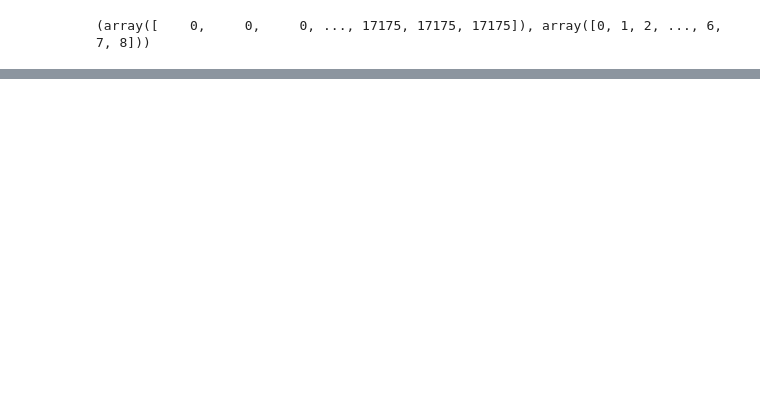
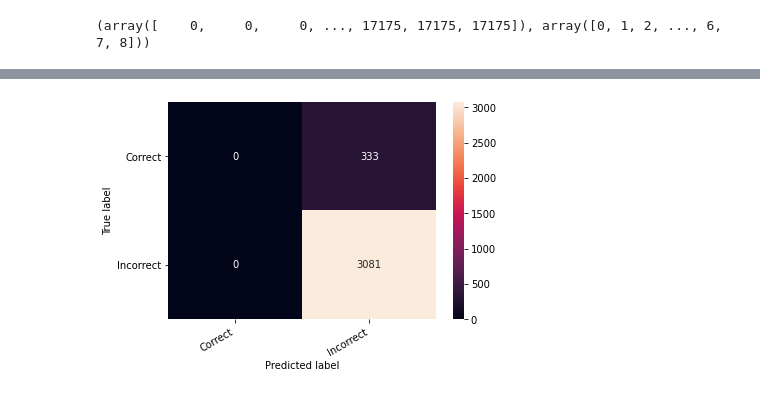
Before and after one commit to rpjayasekara/Fare-Classification-Problem, a Jupyter notebook: fare_classification_refac.ipynb, the cells around one changed output, grey strips where cells are left out. Drawn from its saved outputs; the diff is of its cells as text; code cells hidden in the pictures; blank space fills up the shorter version.

```diff
--- a/fare_classification_refac.ipynb
+++ b/fare_classification_refac.ipynb
@@ -275,0 +466,30 @@ submission.to_csv('/content/drive/My Drive/submission_4.csv', index=False)
+# %%
+# Define the Neural network
+class Net(nn.Module):
+  def __init__(self, n_features):
+    super(Net, self).__init__()
+    self.fc1 = nn.Linear(n_features, 16)
+    self.fc2 = nn.Linear(16, 32)
+    self.fc3 = nn.Linear(32, 5)
+    self.fc4 = nn.Linear(5, 1)
+  def forward(self, x):
+    x = F.relu(self.fc1(x))
+    x = F.relu(self.fc2(x))
+    x = F.relu(self.fc3(x))
+    return torch.sigmoid(self.fc4(x))
+
+net = Net(X_train.shape[1])
+# %%
+# Lostt function
+criterion = nn.BCELoss()
+optimizer = optim.Adam(net.parameters(), lr=0.001)
+
+# Move the tensors if GPU available
+
+device = torch.device("cuda:0" if torch.cuda.is_available() else "cpu")
+X_train = X_train.to(device)
+y_train = y_train.to(device)
+X_test = X_test.to(device)
+y_test = y_test.to(device)
+net = net.to(device)
+criterion = criterion.to(device)
@@ -275,0 +525,6 @@ submission.to_csv('/content/drive/My Drive/submission_4.csv', index=False)
+# %%
+classes = ['Correct', 'Incorrect']
+y_pred = net(X_test)
+y_pred = y_pred.ge(.5).view(-1).cpu()
+y_test = y_test.cpu()
+y_pred
@@ -275,0 +545,10 @@ submission.to_csv('/content/drive/My Drive/submission_4.csv', index=False)
+# %%
+cm = confusion_matrix(y_test, y_pred)
+df_cm = pd.DataFrame(cm, index=classes, columns=classes)
+hmap = sns.heatmap(df_cm, annot=True, fmt="d")
+hmap.yaxis.set_ticklabels(hmap.yaxis.get_ticklabels(), rotation=0, ha='right')
+hmap.xaxis.set_ticklabels(hmap.xaxis.get_ticklabels(), rotation=30, ha='right')
+plt.ylabel('True label')
+plt.xlabel('Predicted label');
+# %% [output]
+[figure, added]
```
Also changed, not shown: parts of 32 cells of this notebook.
